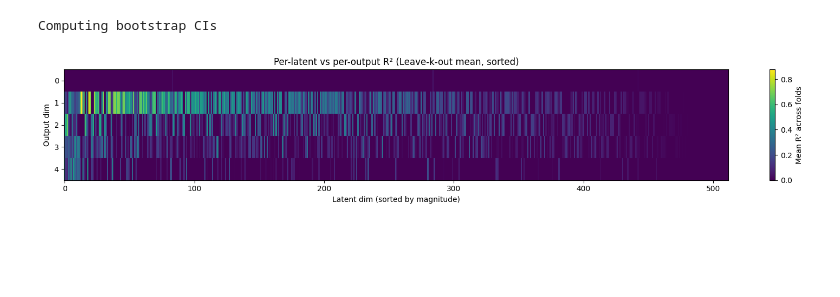
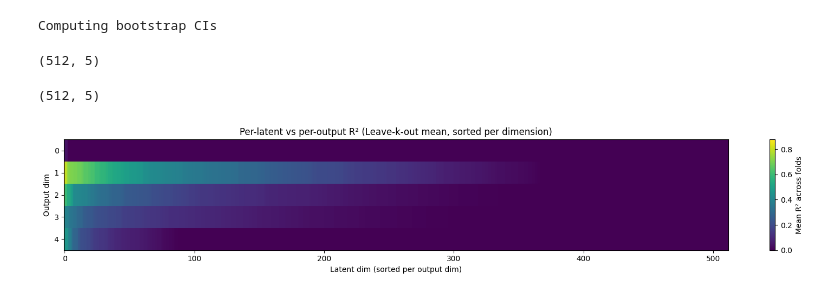
Before and after one commit to dynamical-inference/tdmpc2, a Jupyter notebook: tdmpc2/analysis/analysis_initial_conditions.ipynb, the cells around one changed output. Cells and saved outputs as stored; diff of their text form; code cells hidden in the pictures; blank space fills up the shorter version.

```diff
--- a/tdmpc2/analysis/analysis_initial_conditions.ipynb
+++ b/tdmpc2/analysis/analysis_initial_conditions.ipynb
@@ -416,10 +262,0 @@ def per_latent_leave_k_out(
-# %%
-# z_eps, y_eps = list of arrays per episode
-
-x_var = 'latent_states'
-y_var = 'rewards'
-r2_mean, r2_std, r2_by_fold = per_latent_leave_k_out(exp_vars[x_var],
-                                                     exp_vars[y_var],
-                                                     k_holdout=1,
-                                                     model='lasso',
-                                                     n_boot=2000)
@@ -472,9 +262,0 @@ plt.show()
-# %%
-L = r2_mean.shape[0]
-lower = (r2_ci[:, :, 0] * weights[None, :]).sum(axis=1)
-upper = (r2_ci[:, :, 1] * weights[None, :]).sum(axis=1)
-plt.fill_between(np.arange(L), lower[order], upper[order], alpha=0.3)
-plt.plot(r2_weighted[order], lw=2)
-plt.xlabel('Latent dims (sorted)')
-plt.ylabel('R² (weighted mean ± CI)')
-plt.show()
@@ -630,9 +408,8 @@ y_var = 'observations'
 results = latent_semantics_leave_k_out(exp_vars[x_var],
                                        exp_vars[y_var],
                                        k_holdout=1,
-                                       model='lasso',
-                                       mode='pairwise',
-                                       r2_joint_mode='global')
+                                       model='linear_regression',
+                                       mode='pairwise')
 # %% [output]
 Computing bootstrap CIs
 # %%
@@ -640,28 +417,39 @@ r2_mean = results['r2_mean']
 r2_std = results['r2_std']
 r2_ci = results['r2_ci']
 r2_by_fold = results['r2_by_fold']
+# %%
+r2_by_fold[0]
+# %% [output]
+(512, 5)
+# %%
+r2_mean.shape
+# %% [output]
+(512, 5)
 # %%
-import matplotlib.pyplot as plt
-
-# Sort latent dimensions by their overall magnitude
+# Sort latent dimensions by their overall magnitude per output dimension
 
 r2_mean = np.maximum(r2_mean, 0)
-latent_magnitudes = np.sum(np.abs(r2_mean), axis=1)
-sorted_indices = np.argsort(latent_magnitudes)[::-1]
+
+# Sort each output dimension independently by the magnitude of latent contributions
+sorted_r2_mean = np.zeros_like(r2_mean)
+for d in range(r2_mean.shape[1]):
+    sorted_indices_d = np.argsort(r2_mean[:, d])[::-1]
+    sorted_r2_mean[:, d] = r2_mean[sorted_indices_d, d]
 
 plt.figure(figsize=(16, 3))
-plt.imshow(r2_mean[sorted_indices].T,
+plt.imshow(sorted_r2_mean.T,
            cmap='viridis',
            interpolation='none',
            aspect='auto',
            vmin=0,
            vmax=r2_mean.max())
 
 plt.colorbar(label='Mean R² across folds')
-plt.xlabel('Latent dim (sorted by magnitude)')
+plt.xlabel('Latent dim (sorted per output dim)')
 plt.ylabel('Output dim')
-plt.title('Per-latent vs per-output R² (Leave-k-out mean, sorted)')
+plt.title(
+    'Per-latent vs per-output R² (Leave-k-out mean, sorted per dimension)')
 plt.tight_layout()
 plt.show()
 # %% [output]
-[figure, old version]
+[figure, new version]
```
Also changed, not shown: parts of 23 cells of this notebook.
